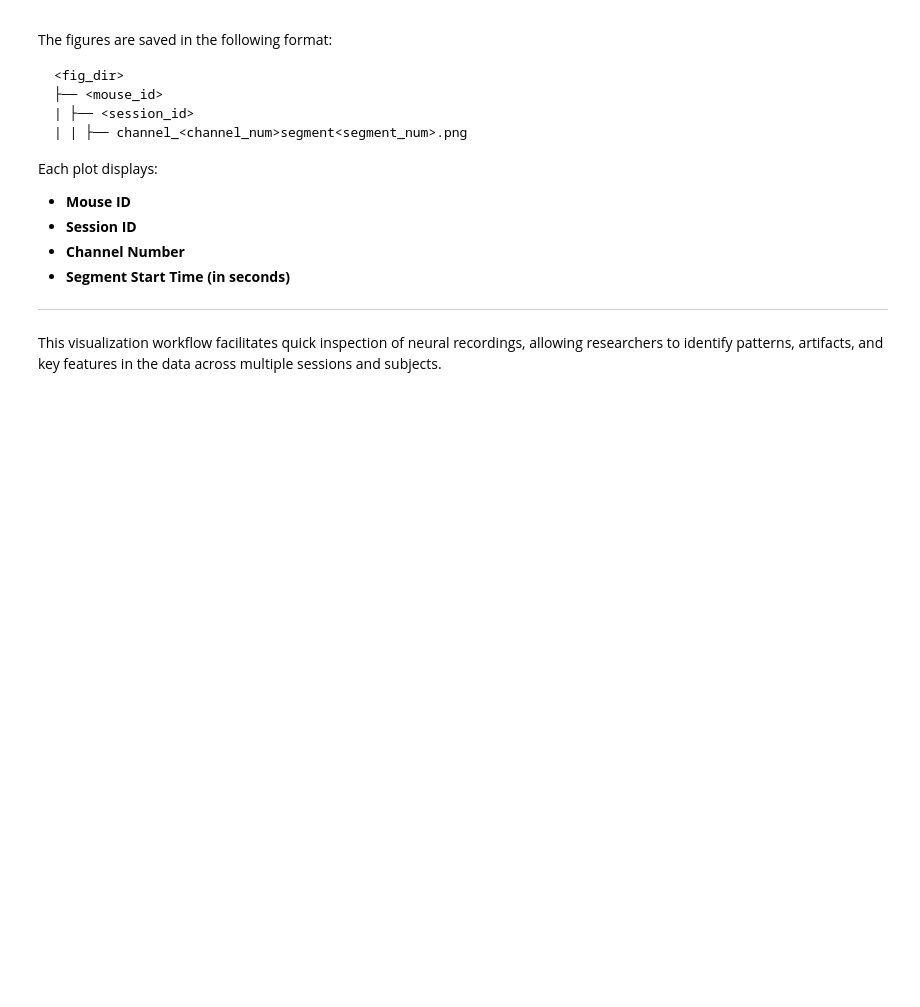
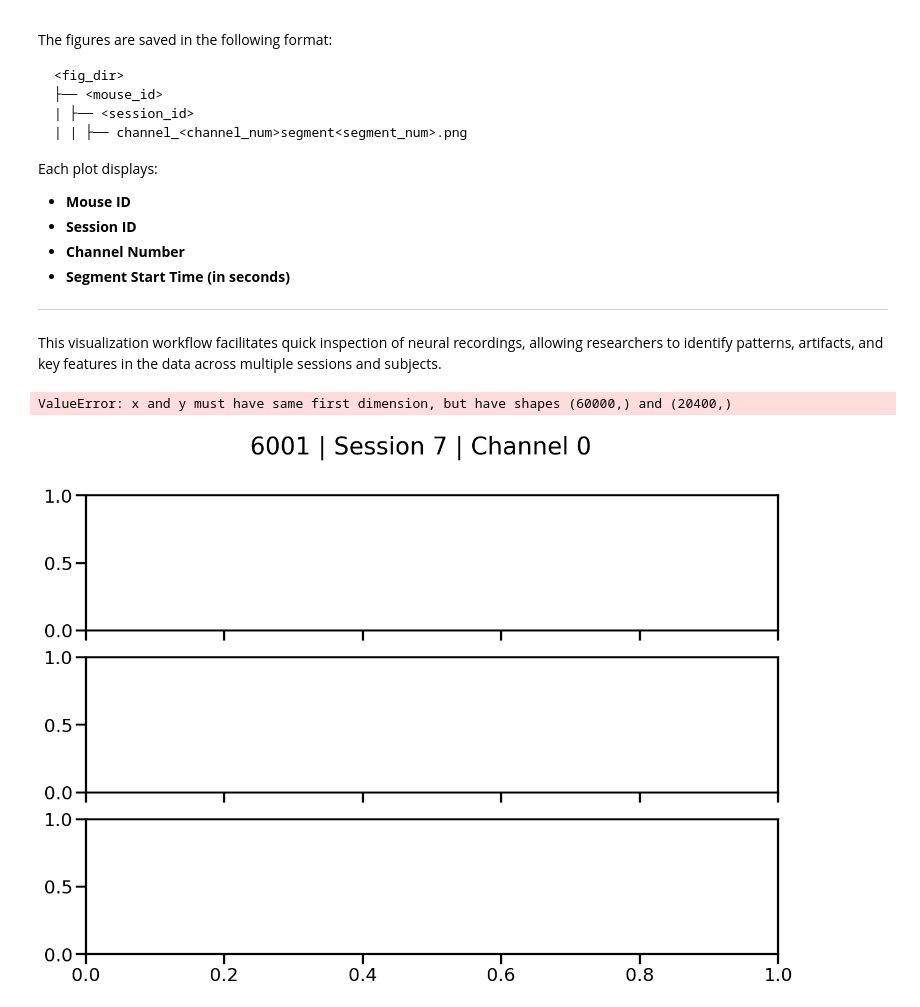
Before and after one commit to nghess/anosmia, a Jupyter notebook: preprocess_viz.ipynb, the cells around one changed output. Saved outputs shown, nothing was run; the diff lists cells and outputs as text; code cells hidden in the pictures; blank space fills up the shorter version.

```diff
--- a/preprocess_viz.ipynb
+++ b/preprocess_viz.ipynb
@@ -53,10 +54,10 @@ from tqdm import tqdm
 import os
 # %%
 # Specify the directory containing the data
-data_dir = r"C:\Users\smearlab\clickbait-ephys"
+data_dir = r"C:\Users\smearlab\clickbait-ephys\preprocessed_data"
 
 # List of mice to process
-mice = ['6000', '6001', '6002', '6003']
+mice = ['6001', '6002', '6003']
 
 # Specify the directory to save figures
 fig_dir = r"C:\Users\smearlab\clickbait-ephys\figures"
@@ -110,32 +111,39 @@ def plot_signals(lfp, theta, mua, sniff,channel, seg, mouse, session, save_path)
     plt.savefig(save_path, dpi=300)
     plt.close()
 
 
 # Looping through mice and sessions
 sos = signal.butter(4, [4, 12], 'bandpass', fs=30000, output='sos')
 for mouse in mice:
-    mouse_sessions = os.listdir(os.path.join(save_dir, mouse))
+    mouse_sessions = os.listdir(os.path.join(data_dir, mouse))
     for session in tqdm(mouse_sessions, desc=f"Processing mouse {mouse}", unit="session"):
+
+        if session in ['0', '1', '2', '3', '4', '5', '6', '7']:
+            continue
+
         # Loading data
-        session_path = os.path.join(save_dir, mouse, session)
+        session_path = os.path.join(data_dir, mouse, session)
         lfp = np.load(os.path.join(session_path, 'lfp.npy'), mmap_mode='r', )
         mua = np.load(os.path.join(session_path, 'mua.npy'), mmap_mode='r', )
         sniff = np.load(os.path.join(session_path, 'sniff.npy'), mmap_mode='r', )
 
         nchannels, num_samples = lfp.shape
 
         # Create figure directory
         current_fig_dir = os.path.join(fig_dir, mouse, session)
         os.makedirs(current_fig_dir, exist_ok=True)
 
         # Get equally spaced segment start times
         start_times = np.linspace(0, num_samples - length * fs, n_segments).astype(int)
 
         # Plotting signals for each channel and segment
         theta = signal.sosfiltfilt(sos, lfp).astype(np.int16)
         for channel in range(nchannels):
             channel_dir = os.path.join(current_fig_dir, f"channel_{channel}")
             os.makedirs(channel_dir, exist_ok=True)
             for seg in start_times:
                 save_path = os.path.join(channel_dir, f"segment_{seg}.png")
                 plot_signals(lfp, theta, mua, sniff, channel, seg, mouse, session, save_path)
+# %% [output]
+ValueError: x and y must have same first dimension, but have shapes (60000,) and (20400,)
+[figure, added]
```
Also changed, not shown: parts of 1 cell of this notebook, 1 other file.
